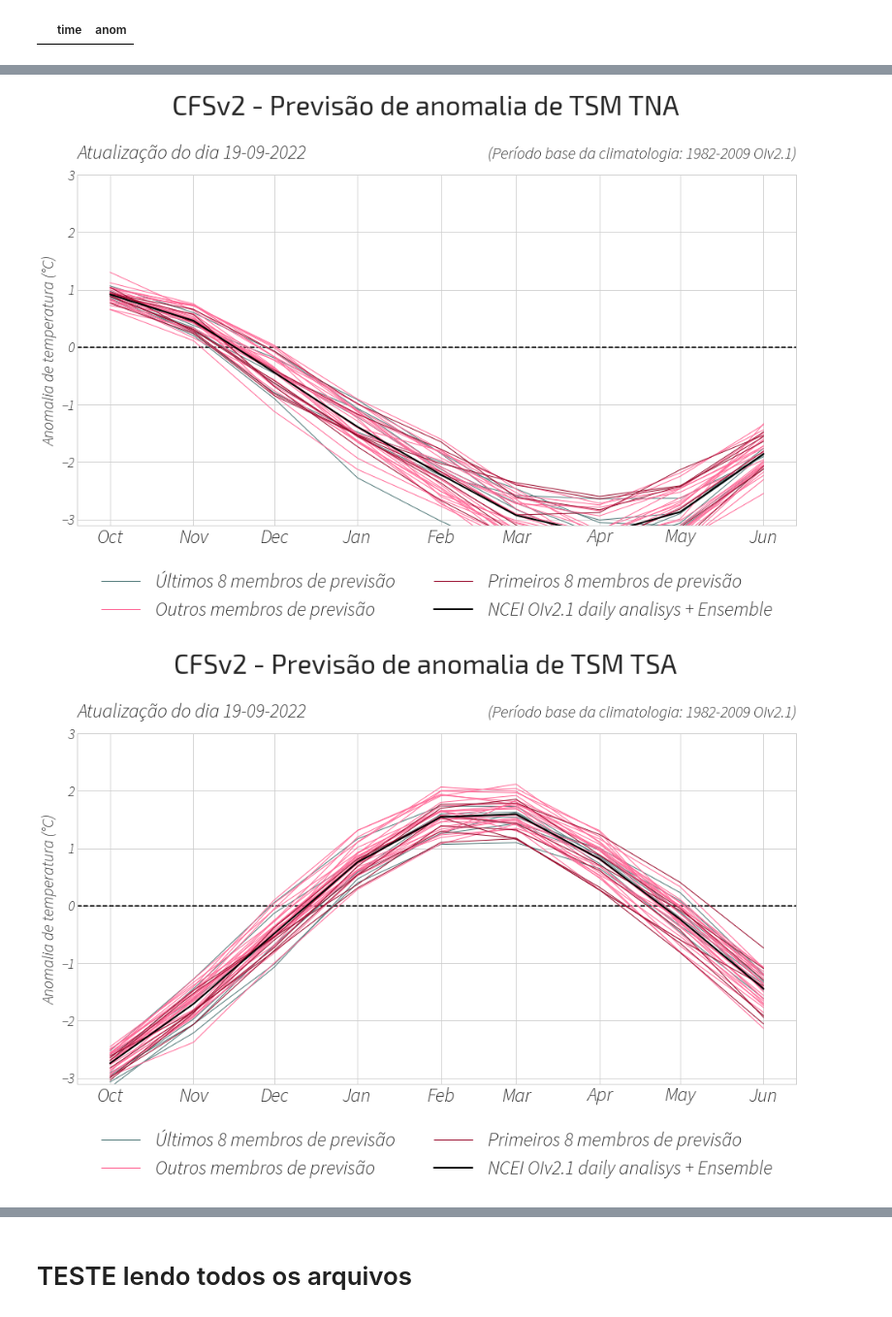
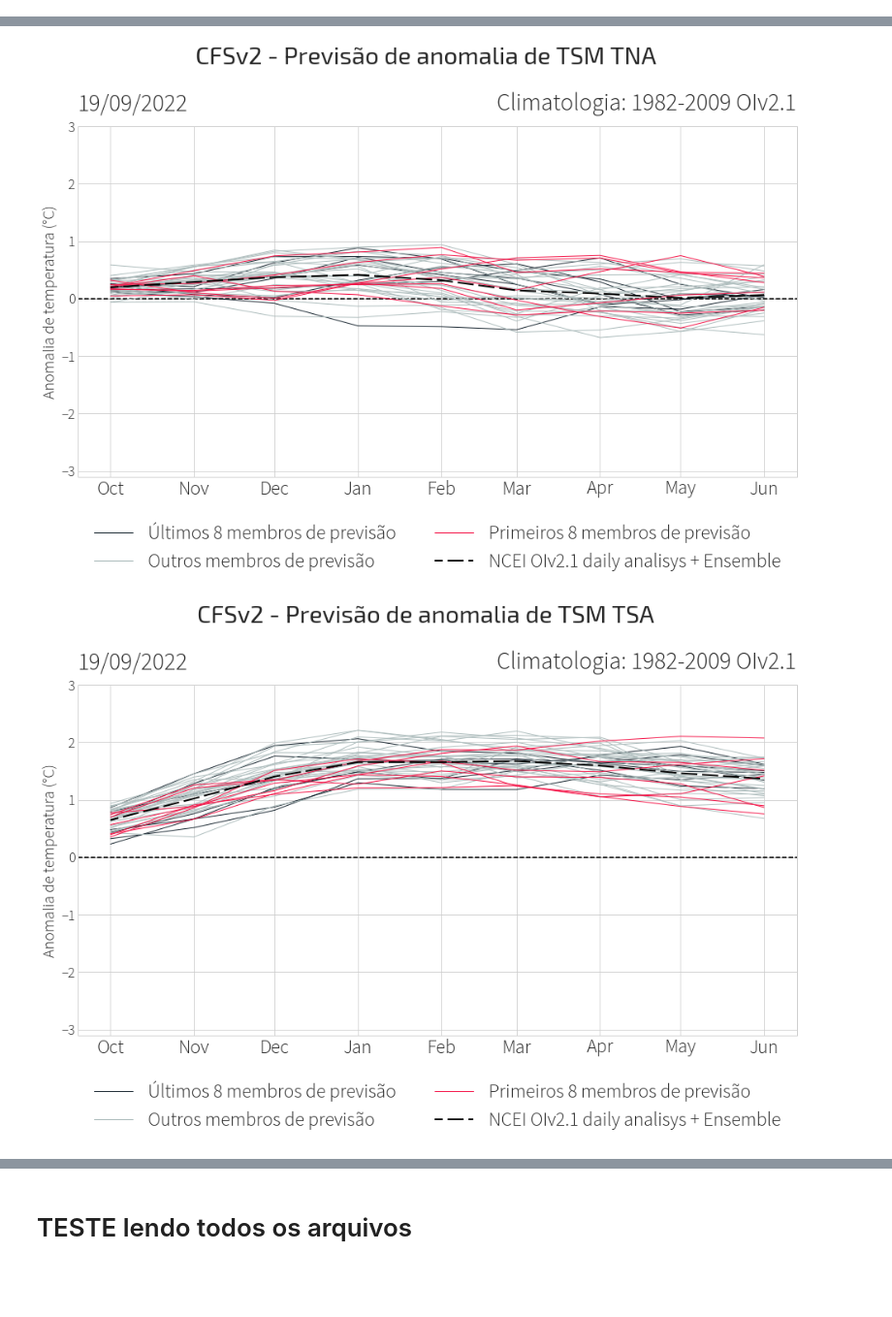
Before and after one commit to Ramonmurilo/cfs_plot_nino, a Jupyter notebook: teste_plot.ipynb, the cells around one changed output, grey strips where cells are left out. Shown at 97% size. Saved outputs shown, nothing was run; the diff lists cells and outputs as text; code cells hidden in the pictures; blank space fills up the shorter version.

Commit message:
NEW FEATURE: plots de regiões funcionais.

```diff
--- a/teste_plot.ipynb
+++ b/teste_plot.ipynb
@@ -93,15 +114,6 @@ def recorte(dataset, mes_int, indice):
     tsm_recortada = tsm_nino.mean(dim=["latitude", "longitude"])
     valores = tsm_recortada.compute()
     valoresc = valores - 273.15 # valores de kelvin para celsius
-    valores_anom = valoresc - clima_oiv2.nino34[mes_int] #clima.nino34[mes_int]
+    valores_anom = valoresc - clima_oiv2[indice.nome][mes_int] #clima.nino34[mes_int]
 
     return valores_anom
-# %%
-dict_nino_to_plot = {}
-outro_dict = {}
-for i in range(0,40):
-    dict_nino_to_plot[i] = []#nino34
-    outro_dict[i] = []
-# %%
-for indice in regioes:
-    print(indice)
@@ -116,8 +120,6 @@ id=7 latitude=(0, -20) longitude=(-30, 10) nome='TSM TSA'
-# %%
-pd.DataFrame(columns=['time', 'anom'])
-# %% [output]
-|  | time | anom |
 # %%
+print(f"inicio: {pendulum.now().format('HH:mm:ss')}")
+
 inicio = pendulum.datetime(2022,10,1)
 fim = pendulum.datetime(2023, 6, 1)
 periodo = pendulum.period(inicio, fim)
@@ -128,7 +130,7 @@ periodo = pendulum.period(inicio, fim)
 # Change the style of plot
 plt.style.use('seaborn-v0_8-whitegrid')
 fonte_titulo = Path('fonts', "Exo2-VariableFont_wght.ttf")
-fonte_outros = Path('fonts', "SourceSansPro-LightItalic.ttf")
+fonte_outros = Path('fonts', "SourceSansPro-Light.ttf")
 myfont1 = mpl.font_manager.FontProperties(fname=fonte_outros, size=24)
 myFmt = mdates.DateFormatter('%b')
 
@@ -143,12 +145,12 @@ for indice in regioes:
     fig, ax = plt.subplots(figsize=(16,8))
     ax.xaxis.set_major_formatter(myFmt)
 
-    plt.suptitle(f'CFSv2 - Previsão de anomalia de {indice.nome}', font=fonte_titulo, fontsize=33, y=1.05)
-    plt.title(f'Atualização do dia 19-09-2022', loc='left', font=fonte_outros, fontsize=24, pad=20)
-    plt.title(f'(Período base da climatologia: {clima_texto})', loc='right', font=fonte_outros, fontsize=20, pad=20)
+    plt.suptitle(f'CFSv2 - Previsão de anomalia de {indice.nome}', font=fonte_titulo, fontsize=30, y=1.05)
+    plt.title(f'19/09/2022', loc='left', font=fonte_outros, fontsize=30, pad=20)
+    plt.title(f'Climatologia: {clima_texto}', loc='right', font=fonte_outros, fontsize=30, pad=20)
     plt.xticks(font=fonte_outros, fontsize=24)
     plt.yticks(font=fonte_outros, fontsize=18)
-    plt.ylim(-3.1,3)
+    #plt.ylim(-3.1,3)
     plt.axhline(y=0, color='#000000', linestyle='--')
 
     ax.set_ylabel('Anomalia de temperatura (°C)', fontsize=20, font=fonte_outros)
@@ -176,13 +178,13 @@ for indice in regioes:
     for i in range(39,0,-1):
 
         if contador in range(0,7):
-            cor = "#507878" #'b'
+            cor = "#182630" #'b'
             label = 'Últimos 8 membros de previsão'
         elif contador in range(32,40):
-            cor= "#990C2D"#'r'
+            cor= "#F51347"#'r'
             label = 'Primeiros 8 membros de previsão'
         else:
-            cor='#FF6A98'
+            cor='#AFBEBE'
             label = 'Outros membros de previsão'
 
         df2 = pd.DataFrame(outro_dict[i],
@@ -198,11 +200,17 @@ for indice in regioes:
 
     ensemble = teste = pd.concat(list(dict_nino_to_plot.values()))
     ensemble = teste.groupby('time').mean()
-    ax.plot(indice_data, ensemble, "#000000", linewidth=2, label='NCEI OIv2.1 daily analisys + Ensemble')
+    ax.plot(indice_data, ensemble, "#000000", linewidth=2, linestyle=(5, (10, 3)), label='NCEI OIv2.1 daily analisys + Ensemble')
 
     handles, labels = plt.gca().get_legend_handles_labels()
     by_label = dict(zip(labels, handles))
 
+    limite_inferior = -3.1 if round(int(anomalia_nino34.min())) > -3.1 else round(int(anomalia_nino34.min()) - 1)
+    limite_superior = 3 if round(int(anomalia_nino34.max())) < 3 else round(int(anomalia_nino34.max()) + 1)
+
+    plt.ylim(limite_inferior, limite_superior)
     plt.legend(by_label.values(), by_label.keys(), prop=myfont1, loc='center', ncols=2, bbox_to_anchor=(0.5, -0.2))
     fig.savefig(f'{indice.nome}.png', facecolor="white", bbox_inches="tight", dpi=300)
+
+print(f"fim: {pendulum.now().format('HH:mm:ss')}")
 # %% [output]
@@ -214,4 +224,4 @@ for indice in regioes:
-[figure, old version]
+[figure, new version]
-[figure, old version]
+[figure, new version]
 # %%
 fig.savefig('b.png', facecolor="white", bbox_inches="tight", dpi=300)
```
Also changed, not shown: parts of 8 cells of this notebook, 6 other files.
